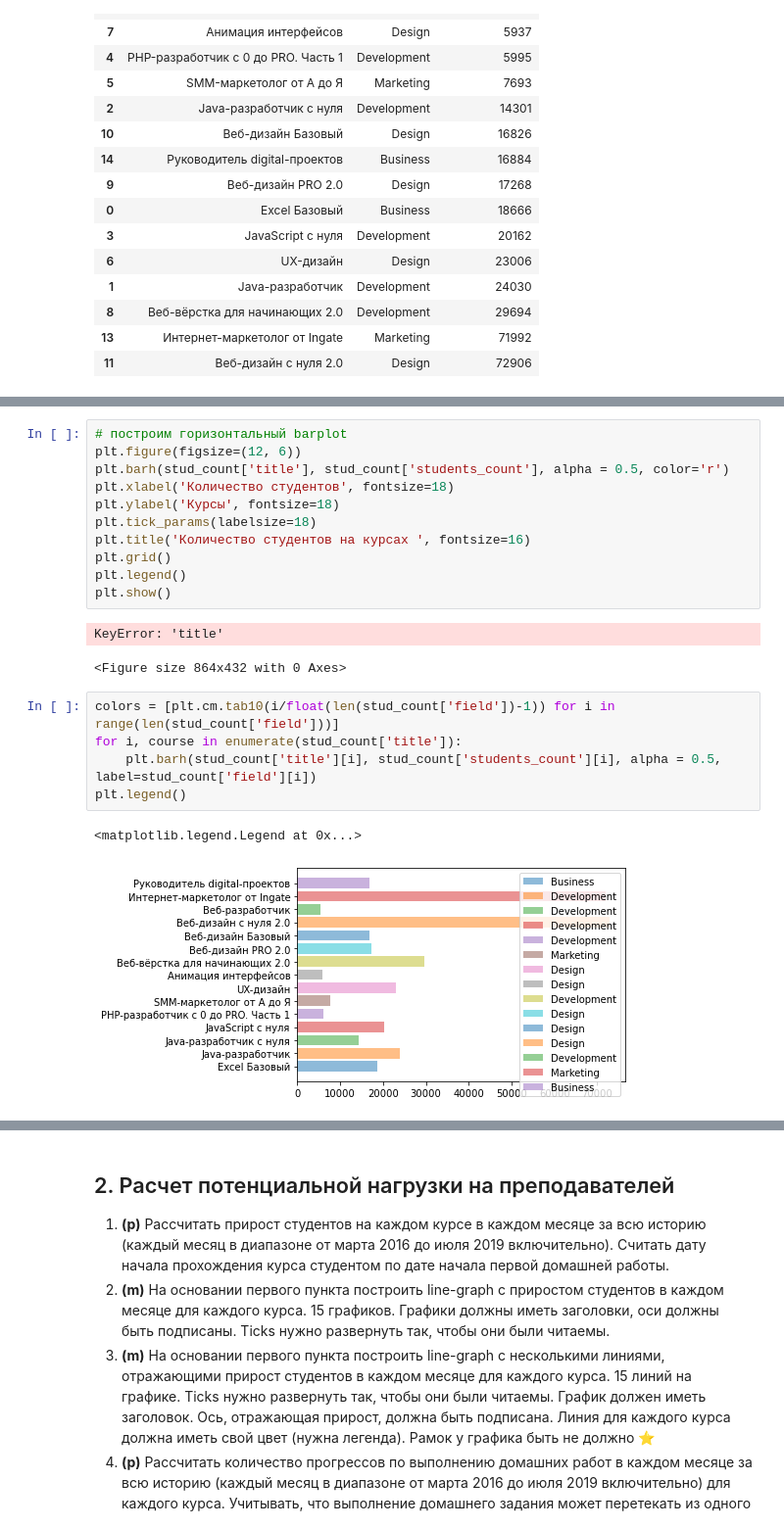
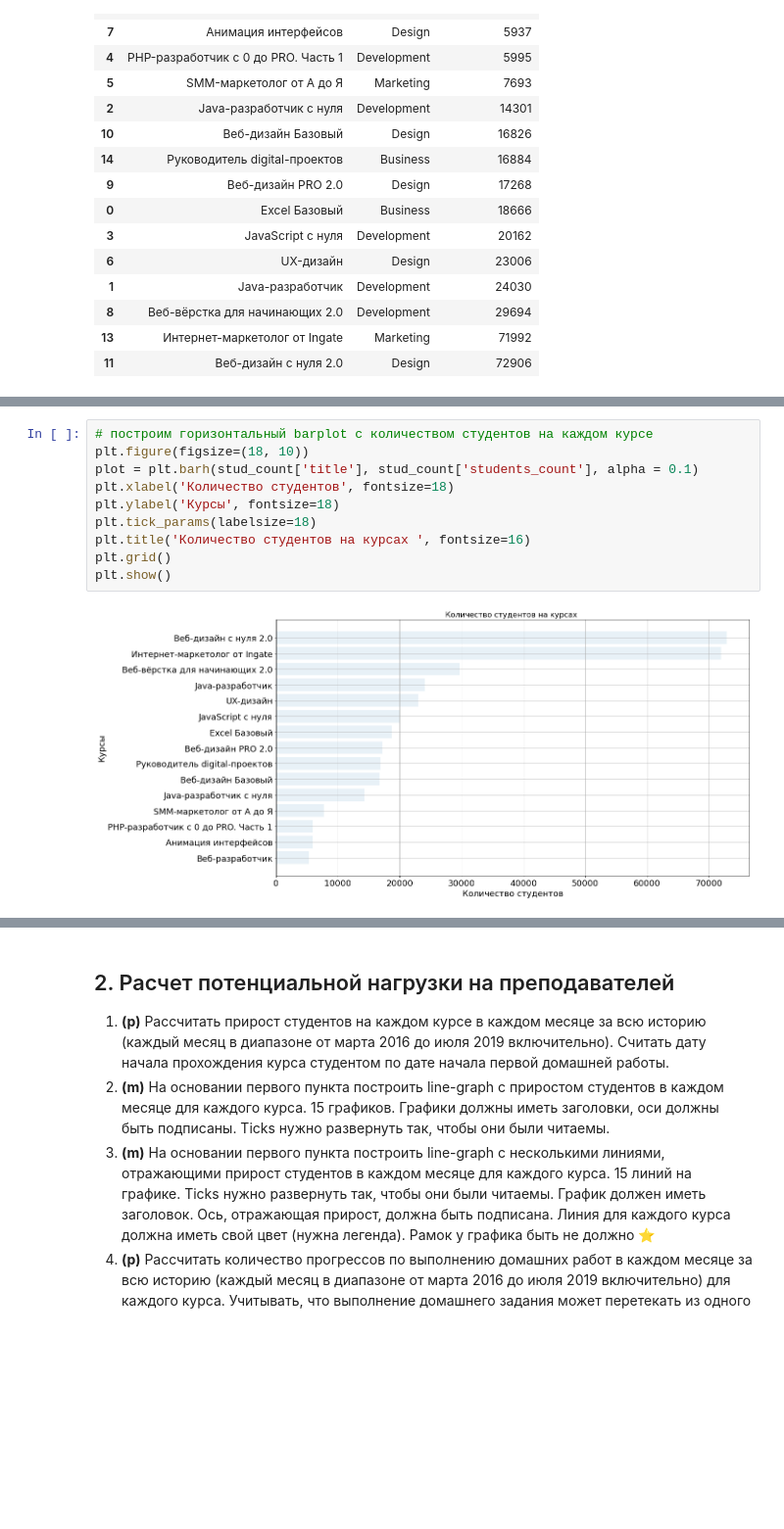
Before and after one commit to Arcry/SkillBox, a Jupyter notebook: course_works/Coursework_analytics_1.ipynb, the cells around one changed output, grey strips where cells are left out. Shown at 98% size. Cells and saved outputs as stored; diff of their text form; blank space fills up the shorter version.

```diff
--- a/course_works/Coursework_analytics_1.ipynb
+++ b/course_works/Coursework_analytics_1.ipynb
@@ -250,22 +319,12 @@ plt.show()
 # %%
-# построим горизонтальный barplot
-plt.figure(figsize=(12, 6))
-plt.barh(stud_count['title'], stud_count['students_count'], alpha = 0.5, color='r')
+# построим горизонтальный barplot с количеством студентов на каждом курсе
+plt.figure(figsize=(18, 10))
+plot = plt.barh(stud_count['title'], stud_count['students_count'], alpha = 0.1)
 plt.xlabel('Количество студентов', fontsize=18)
 plt.ylabel('Курсы', fontsize=18)
 plt.tick_params(labelsize=18)
 plt.title('Количество студентов на курсах ', fontsize=16)
 plt.grid()
-plt.legend()
 plt.show()
 # %% [output]
-KeyError: 'title'
-<Figure size 864x432 with 0 Axes>
+[figure, added]
-# %%
-colors = [plt.cm.tab10(i/float(len(stud_count['field'])-1)) for i in range(len(stud_count['field']))]
-for i, course in enumerate(stud_count['title']):
-    plt.barh(stud_count['title'][i], stud_count['students_count'][i], alpha = 0.5,  label=stud_count['field'][i])
-plt.legend()
-# %% [output]
-<matplotlib.legend.Legend at 0x...>
-[figure, removed]
```
Also changed, not shown: parts of 23 cells of this notebook.
